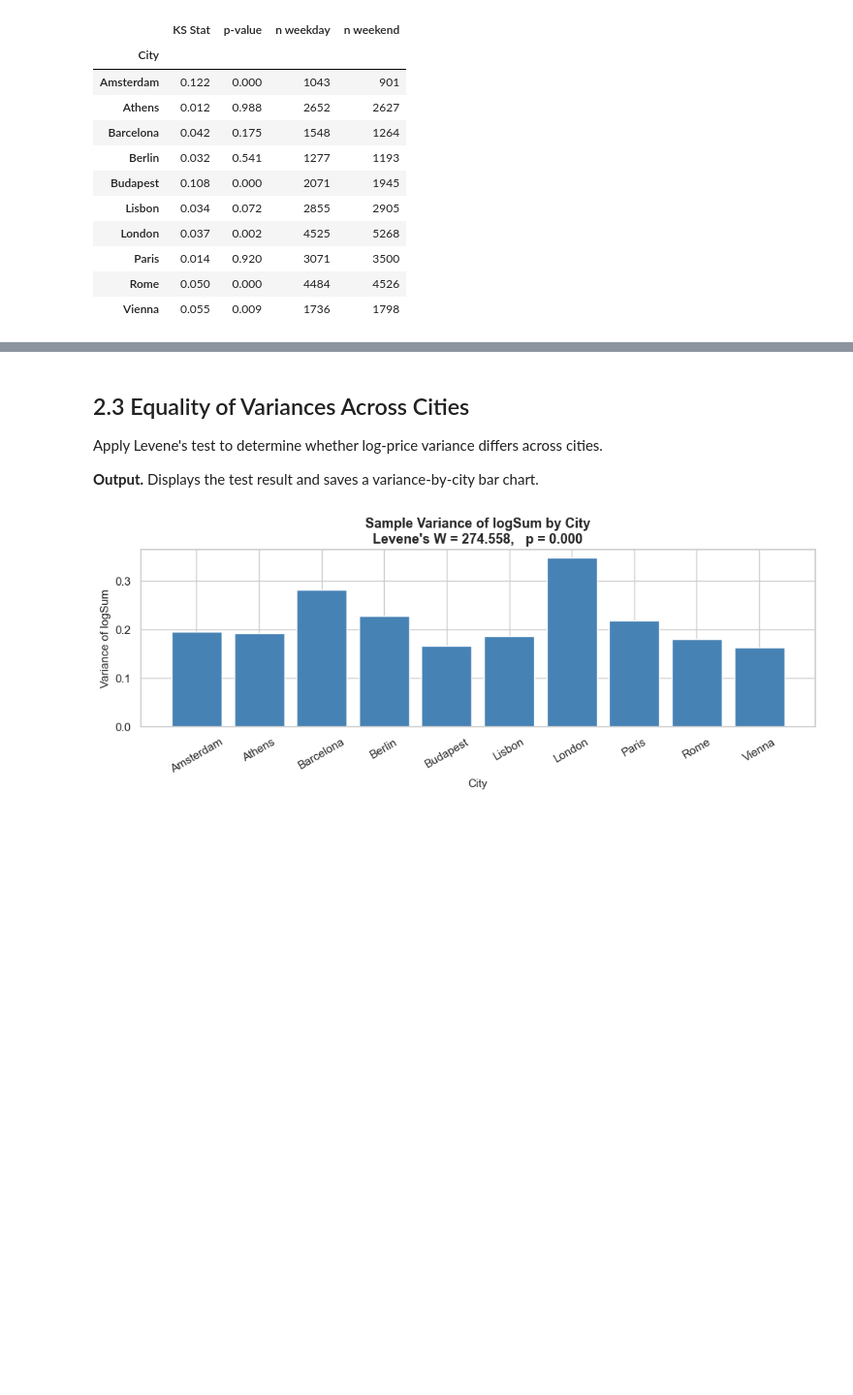
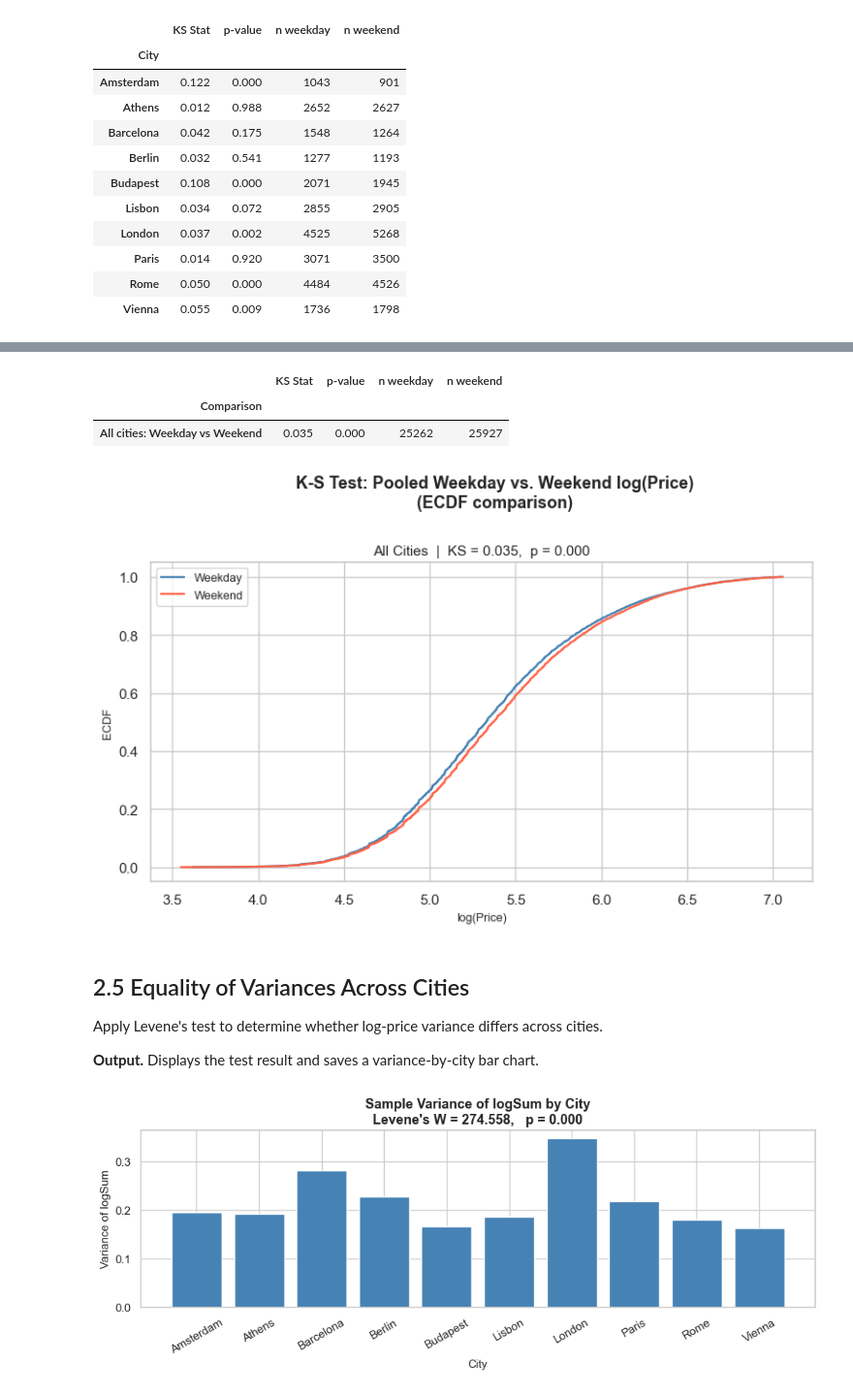
Before and after one commit to ShenghaoXue/MATH-189-Project-SP26, a Jupyter notebook: section2_hypothesis_testing.ipynb, the cells around one changed output, grey strips where cells are left out. Shown at 97% size. Drawn from its saved outputs; the diff is of its cells as text; code cells hidden in the pictures; blank space fills up the shorter version.

```diff
--- a/section2_hypothesis_testing.ipynb
+++ b/section2_hypothesis_testing.ipynb
@@ -93,5 +138,56 @@ display(ks_df)
+# %%
+weekday_all = df[df["is_weekday"] == 1]["logSum"].values
+weekend_all = df[df["is_weekday"] == 0]["logSum"].values
+
+pooled_ks_stat, pooled_p_value = stats.ks_2samp(weekday_all, weekend_all)
+
+pooled_ks_summary = pd.DataFrame([
+    {
+        "Comparison": "All cities: Weekday vs Weekend",
+        "KS Stat": round(pooled_ks_stat, 3),
+        "p-value": f"{pooled_p_value:.3f}",
+        "n weekday": len(weekday_all),
+        "n weekend": len(weekend_all),
+    }
+]).set_index("Comparison")
+
+display(pooled_ks_summary)
+
+fig, ax = plt.subplots(figsize=(8, 5))
+for data, label, color in [
+    (weekday_all, "Weekday", "steelblue"),
+    (weekend_all, "Weekend", "tomato"),
+]:
+    sorted_data = np.sort(data)
+    ecdf = np.arange(1, len(sorted_data) + 1) / len(sorted_data)
+    ax.plot(sorted_data, ecdf, label=label, color=color, linewidth=1.6)
+
+ax.set_title(
+    f"All Cities  |  KS = {pooled_ks_stat:.3f},  p = {pooled_p_value:.3f}",
+    fontsize=11,
+)
+ax.set_xlabel("log(Price)", fontsize=9)
+ax.set_ylabel("ECDF", fontsize=9)
+ax.legend(fontsize=9)
+
+fig.suptitle(
+    "K-S Test: Pooled Weekday vs. Weekend log(Price)\n(ECDF comparison)",
+    fontsize=13,
+    fontweight="bold",
+    x=0.55,
+    ha="center",
+    y=1.0,
+)
+plt.tight_layout()
+plt.savefig("plots/section2_PlotHypothesis1_pooledWeekdayWeekendKS.png", dpi=300, bbox_inches="tight")
+plt.show()
+# %% [output]
+|  | KS Stat | p-value | n weekday | n weekend |
+| Comparison |  |  |  |  |
+| All cities: Weekday vs Weekend | 0.035 | 0.000 | 25262 | 25927 |
+[figure, added]
 # %% [markdown]
-## 2.3 Equality of Variances Across Cities
+## 2.5 Equality of Variances Across Cities
 Apply Levene's test to determine whether log-price variance differs across cities.
 
 **Output.** Displays the test result and saves a variance-by-city bar chart.
```
Also changed, not shown: parts of 8 cells of this notebook, 2 other files.
